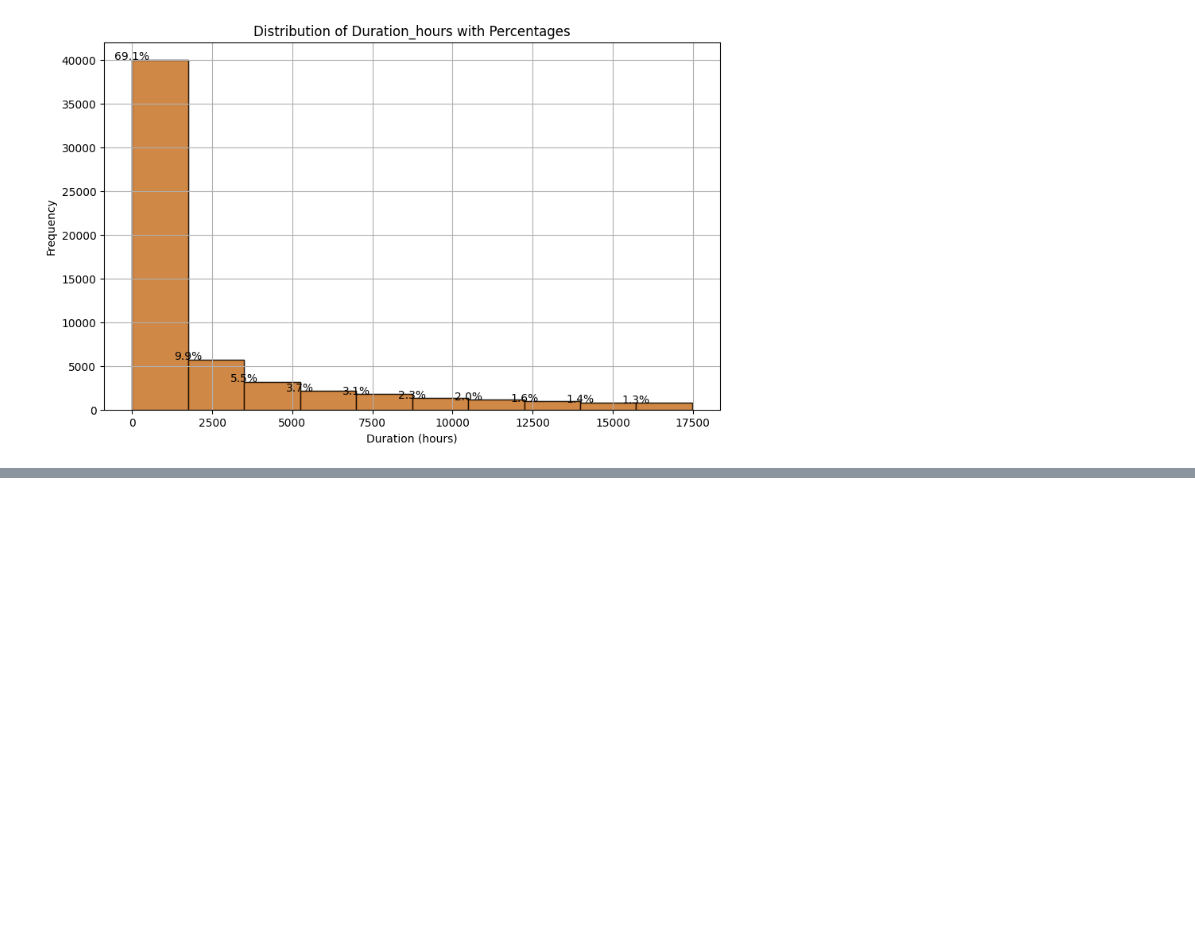
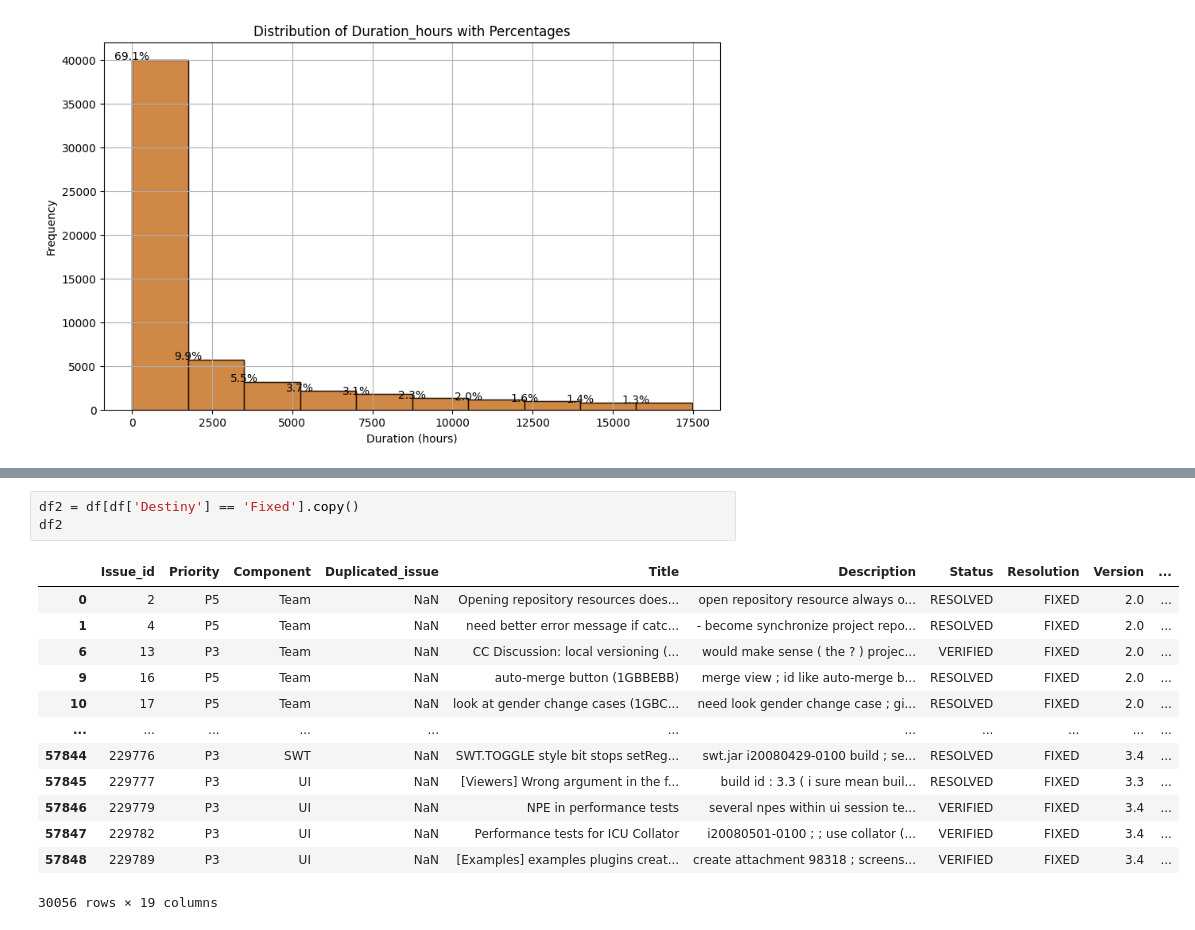
Before and after one commit to qas-lab/PopeREU, a Jupyter notebook: MLPnoOutliers.ipynb, the cells around one changed output, grey strips where cells are left out. Cells and saved outputs as stored; diff of their text form; blank space fills up the shorter version.

```diff
--- a/MLPnoOutliers.ipynb
+++ b/MLPnoOutliers.ipynb
@@ -142,0 +187,17 @@ MLPClassifier(hidden_layer_sizes=(64, 32), max_iter=100, random_state=42)
+# %%
+df2 = df[df['Destiny'] == 'Fixed'].copy()
+df2
+# %% [output]
+|  | Issue_id | Priority | Component | Duplicated_issue | Title | Description | Status | Resolution | Version | ... |
+| 0 | 2 | P5 | Team | NaN | Opening repository resources does... | open repository resource always o... | RESOLVED | FIXED | 2.0 | ... |
+| 1 | 4 | P5 | Team | NaN | need better error message if catc... | - become synchronize project repo... | RESOLVED | FIXED | 2.0 | ... |
+| 6 | 13 | P3 | Team | NaN | CC Discussion: local versioning (... | would make sense ( the ? ) projec... | VERIFIED | FIXED | 2.0 | ... |
+| 9 | 16 | P5 | Team | NaN | auto-merge button (1GBBEBB) | merge view ; id like auto-merge b... | RESOLVED | FIXED | 2.0 | ... |
+| 10 | 17 | P5 | Team | NaN | look at gender change cases (1GBC... | need look gender change case ; gi... | RESOLVED | FIXED | 2.0 | ... |
+| ... | ... | ... | ... | ... | ... | ... | ... | ... | ... | ... |
+| 57844 | 229776 | P3 | SWT | NaN | SWT.TOGGLE style bit stops setReg... | swt.jar i20080429-0100 build ; se... | RESOLVED | FIXED | 3.4 | ... |
+| 57845 | 229777 | P3 | UI | NaN | [Viewers] Wrong argument in the f... | build id : 3.3 ( i sure mean buil... | RESOLVED | FIXED | 3.3 | ... |
+| 57846 | 229779 | P3 | UI | NaN | NPE in performance tests | several npes within ui session te... | VERIFIED | FIXED | 3.4 | ... |
+| 57847 | 229782 | P3 | UI | NaN | Performance tests for ICU Collator | i20080501-0100 ; ; use collator (... | VERIFIED | FIXED | 3.4 | ... |
+| 57848 | 229789 | P3 | UI | NaN | [Examples] examples plugins creat... | create attachment 98318 ; screens... | VERIFIED | FIXED | 3.4 | ... |
+30056 rows × 19 columns
```
Also changed, not shown: parts of 12 cells of this notebook, 11 other files.
